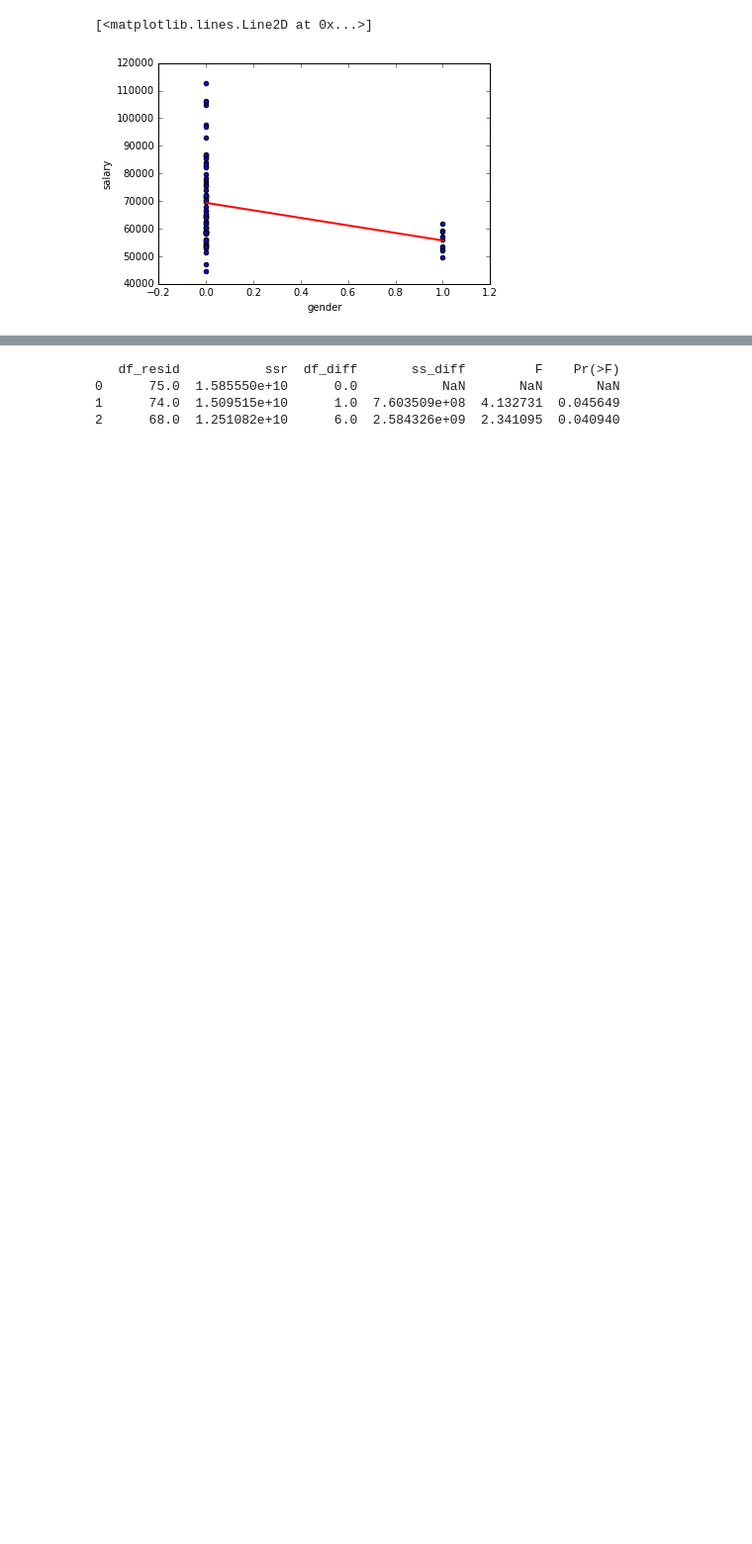
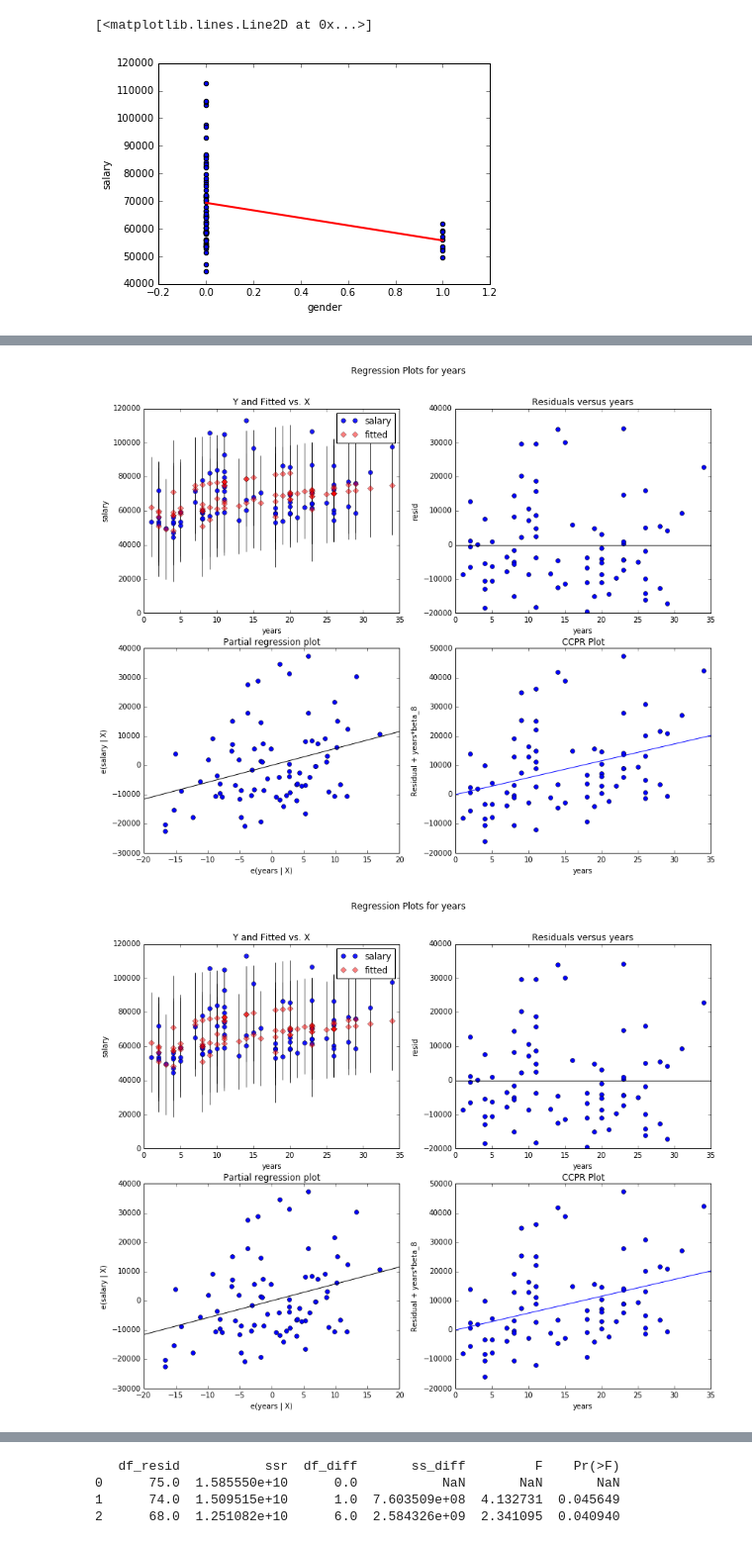
Before and after one commit to ljchang/psyc63, a Jupyter notebook: Notebooks/DataAnalysis1.ipynb, the cells around one changed output, grey strips where cells are left out. Shown at 99% size. Drawn from its saved outputs; the diff is of its cells as text; code cells hidden in the pictures; blank space fills up the shorter version.

```diff
--- a/Notebooks/DataAnalysis1.ipynb
+++ b/Notebooks/DataAnalysis1.ipynb
@@ -166,4 +166,10 @@ Covariance Type:            nonrobust
 
 Warnings:
 [1] Standard Errors assume that the covariance matrix of the errors is correctly specified.
+# %%
+ax = plt.figure(figsize=(12,10))
+sm.graphics.plot_regress_exog(lm3, 'years',fig=ax)
+# %% [output]
+[figure, added]
+[figure, added]
 # %%
```
Also changed, not shown: parts of 20 cells of this notebook.
